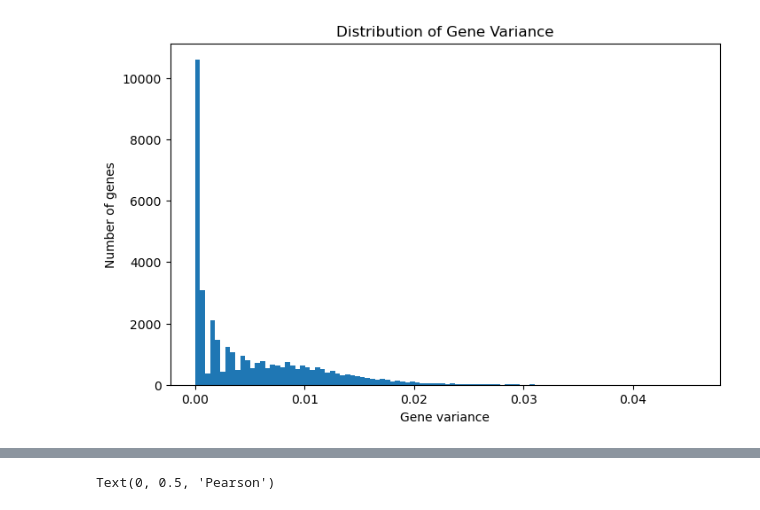
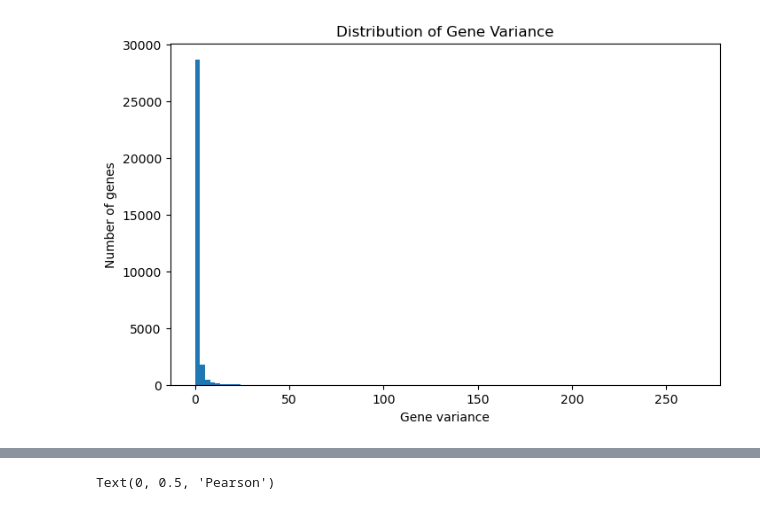
Before and after one commit to kevinyu2/Capstone25, a Jupyter notebook: single_cell/scripts/make_networks.ipynb, the cells around one changed output, grey strips where cells are left out. Saved outputs shown, nothing was run; the diff lists cells and outputs as text; code cells hidden in the pictures.

```diff
--- a/single_cell/scripts/make_networks.ipynb
+++ b/single_cell/scripts/make_networks.ipynb
@@ -5,26 +5,26 @@ from sklearn.decomposition import PCA
 from sklearn.preprocessing import StandardScaler
 from sklearn.preprocessing import MinMaxScaler
 # %%
+expression = pd.read_csv('../data/sct_scale_ML499M1-S1.tsv', sep = '\t', index_col=0)
 counts = pd.read_csv('../data/count_matrix_ML499M1-S1.tsv', sep = '\t', index_col=0)
-expression = pd.read_csv('../data/expression_matrix_ML499M1-S1.tsv', sep = '\t', index_col=0)
 # %%
 import matplotlib.pyplot as plt
 
-scaler = MinMaxScaler()
-X_scaled = scaler.fit_transform(expression)
+# scaler = MinMaxScaler()
+# X_scaled = scaler.fit_transform(expression)
 
-gene_var = pd.Series(X_scaled.var(axis=0), index=expression.columns)
+gene_var = pd.Series(expression.var(axis=0), index=expression.columns)
 
 # 2. Histogram of variance
 plt.figure(figsize=(8,5))
 plt.hist(gene_var, bins=100)
 plt.xlabel("Gene variance")
 plt.ylabel("Number of genes")
 # plt.yscale('log')
 plt.title("Distribution of Gene Variance")
 plt.show()
 # %% [output]
-[figure, old version]
+[figure, new version]
 # %%
 # Pick top 1500 genes
 top_n = 1500
```
Also changed, not shown: parts of 6 cells of this notebook, 6 other files.
